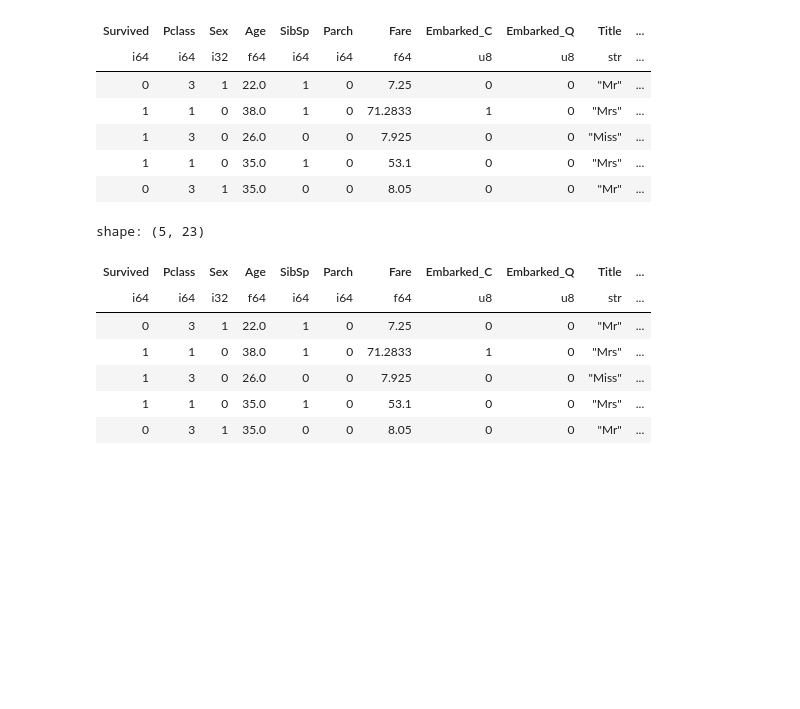
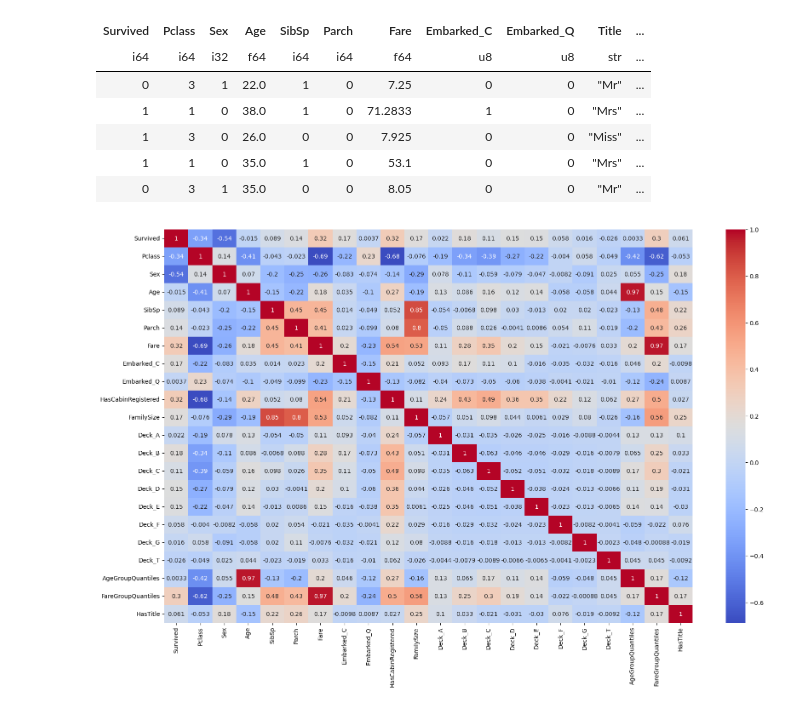
Before and after one commit to Repsajsov/Kaggle, a Jupyter notebook: advanced.ipynb, the cells around one changed output. Saved outputs shown, nothing was run; the diff lists cells and outputs as text; code cells hidden in the pictures; blank space fills up the shorter version.

```diff
--- a/advanced.ipynb
+++ b/advanced.ipynb
@@ -33,7 +34,7 @@ df = df.with_columns(
     [
         pl.col("Name").str.extract(r", (.*?)\.").alias("Title"),
         pl.when(pl.col("Cabin").is_not_null()).then(1).otherwise(0).alias("HasCabinRegistered"),
-        (pl.col("SibSp") + pl.col("Parch")).alias("FamilySize"),
+        (pl.col("SibSp") + pl.col("Parch") + 1).alias("FamilySize"),
         pl.col("Cabin").str.extract("^([A-Za-z]){1}").alias("Deck"),
         pl.col("Cabin").str.extract("^.([0-9]+)").cast(pl.Int64).alias("RoomNumber"),
     ]
@@ -99,15 +100,16 @@ shape: (5, 23)
 | 1 | 1 | 0 | 35.0 | 1 | 0 | 53.1 | 0 | 0 | "Mrs" | ... |
 | 0 | 3 | 1 | 35.0 | 0 | 0 | 8.05 | 0 | 0 | "Mr" | ... |
 # %%
-df.write_csv("../Data/advancedDataframe.csv")
+# df.write_csv("../Data/advancedDataframe.csv")
 
-df.head()
+def heatmap(df, figsize=(20, 12), method="spearman"):
+    corr_matrix = df.select(
+        pl.col(pl.selectors.NUMERIC_DTYPES)
+    ).to_pandas().corr(method=method)
+
+    plt.figure(figsize=figsize)
+    sns.heatmap(corr_matrix, annot=True, cmap="coolwarm")
+
+heatmap(df)
 # %% [output]
-shape: (5, 23)
-| Survived | Pclass | Sex | Age | SibSp | Parch | Fare | Embarked_C | Embarked_Q | Title | ... |
-| i64 | i64 | i32 | f64 | i64 | i64 | f64 | u8 | u8 | str | ... |
-| 0 | 3 | 1 | 22.0 | 1 | 0 | 7.25 | 0 | 0 | "Mr" | ... |
-| 1 | 1 | 0 | 38.0 | 1 | 0 | 71.2833 | 1 | 0 | "Mrs" | ... |
-| 1 | 3 | 0 | 26.0 | 0 | 0 | 7.925 | 0 | 0 | "Miss" | ... |
-| 1 | 1 | 0 | 35.0 | 1 | 0 | 53.1 | 0 | 0 | "Mrs" | ... |
-| 0 | 3 | 1 | 35.0 | 0 | 0 | 8.05 | 0 | 0 | "Mr" | ... |
+[figure, added]
```
Also changed, not shown: parts of 4 cells of this notebook, 3 other files.
